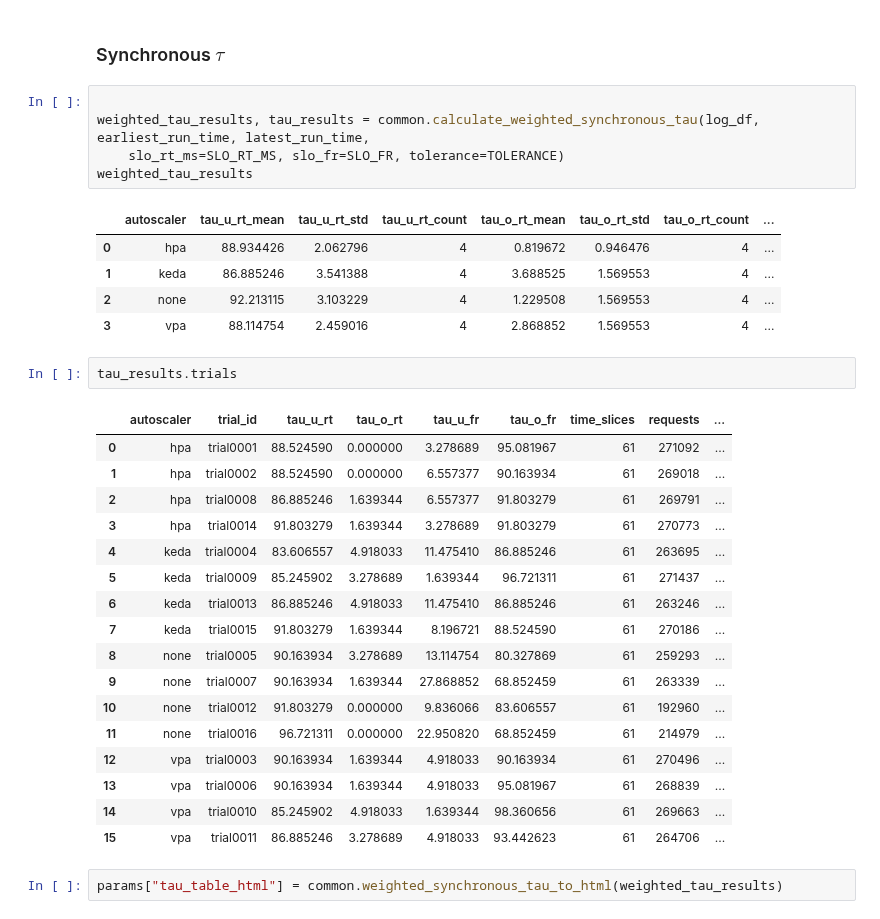
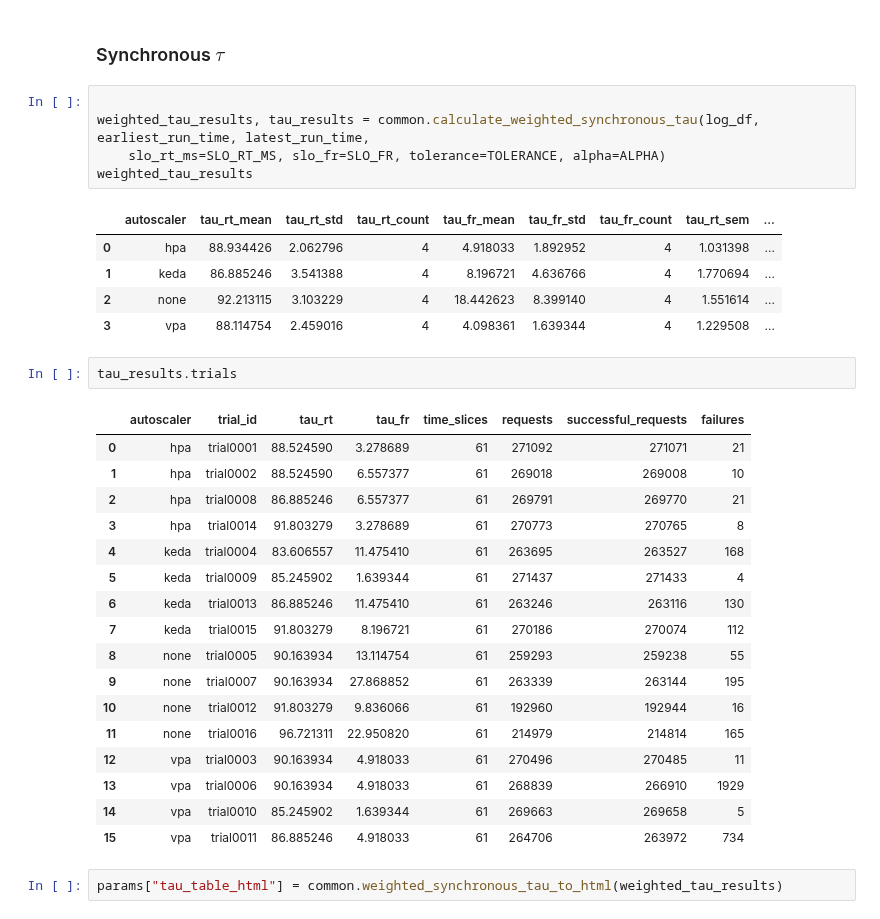
Before and after one commit to kasbench/kasbench-analysis, a Jupyter notebook: src/fdr.ipynb, the cells around one changed output. Cells and saved outputs as stored; diff of their text form.

Commit message:
completed all tables and plots

```diff
--- a/src/fdr.ipynb
+++ b/src/fdr.ipynb
@@ -501,34 +524,34 @@ KeyError: "['theta_u_rt_mean', 'theta_o_rt_mean', 'theta_u_fr_mean', 'theta_o_fr
 # %%
 
 weighted_tau_results, tau_results = common.calculate_weighted_synchronous_tau(log_df, earliest_run_time, latest_run_time,
-    slo_rt_ms=SLO_RT_MS, slo_fr=SLO_FR, tolerance=TOLERANCE)
+    slo_rt_ms=SLO_RT_MS, slo_fr=SLO_FR, tolerance=TOLERANCE, alpha=ALPHA)
 weighted_tau_results
 # %% [output]
-|  | autoscaler | tau_u_rt_mean | tau_u_rt_std | tau_u_rt_count | tau_o_rt_mean | tau_o_rt_std | tau_o_rt_count | ... |
-| 0 | hpa | 88.934426 | 2.062796 | 4 | 0.819672 | 0.946476 | 4 | ... |
-| 1 | keda | 86.885246 | 3.541388 | 4 | 3.688525 | 1.569553 | 4 | ... |
-| 2 | none | 92.213115 | 3.103229 | 4 | 1.229508 | 1.569553 | 4 | ... |
-| 3 | vpa | 88.114754 | 2.459016 | 4 | 2.868852 | 1.569553 | 4 | ... |
+|  | autoscaler | tau_rt_mean | tau_rt_std | tau_rt_count | tau_fr_mean | tau_fr_std | tau_fr_count | tau_rt_sem | ... |
+| 0 | hpa | 88.934426 | 2.062796 | 4 | 4.918033 | 1.892952 | 4 | 1.031398 | ... |
+| 1 | keda | 86.885246 | 3.541388 | 4 | 8.196721 | 4.636766 | 4 | 1.770694 | ... |
+| 2 | none | 92.213115 | 3.103229 | 4 | 18.442623 | 8.399140 | 4 | 1.551614 | ... |
+| 3 | vpa | 88.114754 | 2.459016 | 4 | 4.098361 | 1.639344 | 4 | 1.229508 | ... |
 # %%
 tau_results.trials
 # %% [output]
-|  | autoscaler | trial_id | tau_u_rt | tau_o_rt | tau_u_fr | tau_o_fr | time_slices | requests | ... |
-| 0 | hpa | trial0001 | 88.524590 | 0.000000 | 3.278689 | 95.081967 | 61 | 271092 | ... |
-| 1 | hpa | trial0002 | 88.524590 | 0.000000 | 6.557377 | 90.163934 | 61 | 269018 | ... |
-| 2 | hpa | trial0008 | 86.885246 | 1.639344 | 6.557377 | 91.803279 | 61 | 269791 | ... |
-| 3 | hpa | trial0014 | 91.803279 | 1.639344 | 3.278689 | 91.803279 | 61 | 270773 | ... |
-| 4 | keda | trial0004 | 83.606557 | 4.918033 | 11.475410 | 86.885246 | 61 | 263695 | ... |
-| 5 | keda | trial0009 | 85.245902 | 3.278689 | 1.639344 | 96.721311 | 61 | 271437 | ... |
-| 6 | keda | trial0013 | 86.885246 | 4.918033 | 11.475410 | 86.885246 | 61 | 263246 | ... |
-| 7 | keda | trial0015 | 91.803279 | 1.639344 | 8.196721 | 88.524590 | 61 | 270186 | ... |
-| 8 | none | trial0005 | 90.163934 | 3.278689 | 13.114754 | 80.327869 | 61 | 259293 | ... |
-| 9 | none | trial0007 | 90.163934 | 1.639344 | 27.868852 | 68.852459 | 61 | 263339 | ... |
-| 10 | none | trial0012 | 91.803279 | 0.000000 | 9.836066 | 83.606557 | 61 | 192960 | ... |
-| 11 | none | trial0016 | 96.721311 | 0.000000 | 22.950820 | 68.852459 | 61 | 214979 | ... |
-| 12 | vpa | trial0003 | 90.163934 | 1.639344 | 4.918033 | 90.163934 | 61 | 270496 | ... |
-| 13 | vpa | trial0006 | 90.163934 | 1.639344 | 4.918033 | 95.081967 | 61 | 268839 | ... |
-| 14 | vpa | trial0010 | 85.245902 | 4.918033 | 1.639344 | 98.360656 | 61 | 269663 | ... |
-| 15 | vpa | trial0011 | 86.885246 | 3.278689 | 4.918033 | 93.442623 | 61 | 264706 | ... |
+|  | autoscaler | trial_id | tau_rt | tau_fr | time_slices | requests | successful_requests | failures |
+| 0 | hpa | trial0001 | 88.524590 | 3.278689 | 61 | 271092 | 271071 | 21 |
+| 1 | hpa | trial0002 | 88.524590 | 6.557377 | 61 | 269018 | 269008 | 10 |
+| 2 | hpa | trial0008 | 86.885246 | 6.557377 | 61 | 269791 | 269770 | 21 |
+| 3 | hpa | trial0014 | 91.803279 | 3.278689 | 61 | 270773 | 270765 | 8 |
+| 4 | keda | trial0004 | 83.606557 | 11.475410 | 61 | 263695 | 263527 | 168 |
+| 5 | keda | trial0009 | 85.245902 | 1.639344 | 61 | 271437 | 271433 | 4 |
+| 6 | keda | trial0013 | 86.885246 | 11.475410 | 61 | 263246 | 263116 | 130 |
+| 7 | keda | trial0015 | 91.803279 | 8.196721 | 61 | 270186 | 270074 | 112 |
+| 8 | none | trial0005 | 90.163934 | 13.114754 | 61 | 259293 | 259238 | 55 |
+| 9 | none | trial0007 | 90.163934 | 27.868852 | 61 | 263339 | 263144 | 195 |
+| 10 | none | trial0012 | 91.803279 | 9.836066 | 61 | 192960 | 192944 | 16 |
+| 11 | none | trial0016 | 96.721311 | 22.950820 | 61 | 214979 | 214814 | 165 |
+| 12 | vpa | trial0003 | 90.163934 | 4.918033 | 61 | 270496 | 270485 | 11 |
+| 13 | vpa | trial0006 | 90.163934 | 4.918033 | 61 | 268839 | 266910 | 1929 |
+| 14 | vpa | trial0010 | 85.245902 | 1.639344 | 61 | 269663 | 269658 | 5 |
+| 15 | vpa | trial0011 | 86.885246 | 4.918033 | 61 | 264706 | 263972 | 734 |
 # %%
 params["tau_table_html"] = common.weighted_synchronous_tau_to_html(weighted_tau_results)
 # %% [markdown]
```
Also changed, not shown: parts of 16 cells of this notebook, 7 other files.
